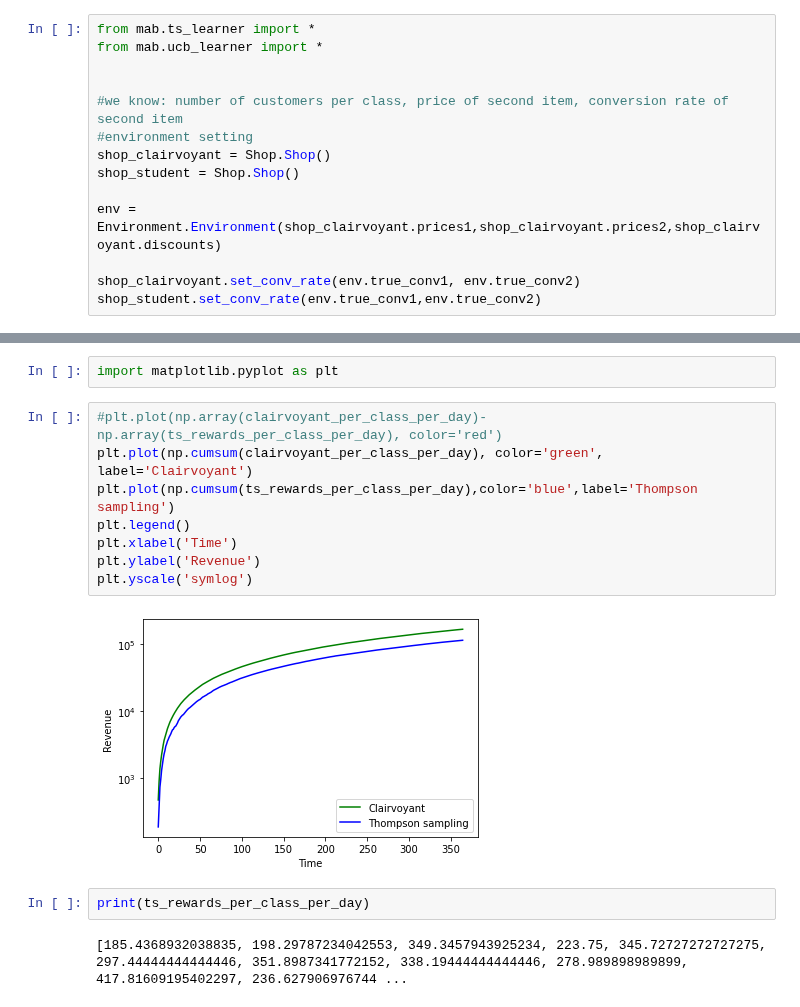
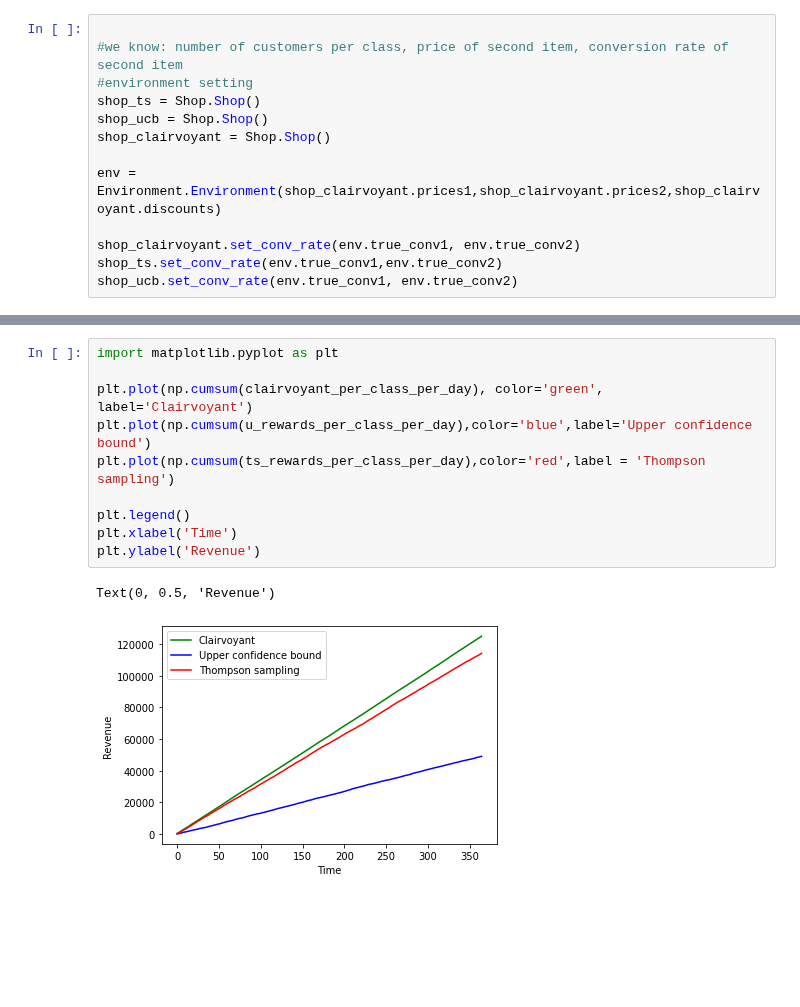
Before and after one commit to AliceCasali/Data_Intelligence_Application, a Jupyter notebook: step3.ipynb, the cells around one changed output, grey strips where cells are left out. Cells and saved outputs as stored; diff of their text form; blank space fills up the shorter version.

```diff
--- a/step3.ipynb
+++ b/step3.ipynb
@@ -5,16 +7,15 @@ import Shop
 # %%
-from mab.ts_learner import *
-from mab.ucb_learner import *
-
 
 #we know: number of customers per class, price of second item, conversion rate of second item
 #environment setting
+shop_ts = Shop.Shop()
+shop_ucb = Shop.Shop()
 shop_clairvoyant = Shop.Shop()
-shop_student = Shop.Shop()
 
 env = Environment.Environment(shop_clairvoyant.prices1,shop_clairvoyant.prices2,shop_clairvoyant.discounts)
 
 shop_clairvoyant.set_conv_rate(env.true_conv1, env.true_conv2)
-shop_student.set_conv_rate(env.true_conv1,env.true_conv2)
+shop_ts.set_conv_rate(env.true_conv1,env.true_conv2)
+shop_ucb.set_conv_rate(env.true_conv1, env.true_conv2)
 # %%
 days = 365
@@ -90,17 +95,14 @@ print(shop_clairvoyant.prices1)
 [ 80. 200. 360. 560. 800.]
-# %%
-import matplotlib.pyplot as plt
 # %%
-#plt.plot(np.array(clairvoyant_per_class_per_day)-np.array(ts_rewards_per_class_per_day), color='red')
+import matplotlib.pyplot as plt
+
 plt.plot(np.cumsum(clairvoyant_per_class_per_day), color='green', label='Clairvoyant')
-plt.plot(np.cumsum(ts_rewards_per_class_per_day),color='blue',label='Thompson sampling')
+plt.plot(np.cumsum(u_rewards_per_class_per_day),color='blue',label='Upper confidence bound')
+plt.plot(np.cumsum(ts_rewards_per_class_per_day),color='red',label = 'Thompson sampling')
+
 plt.legend()
 plt.xlabel('Time')
 plt.ylabel('Revenue')
-plt.yscale('symlog')
 # %% [output]
+Text(0, 0.5, 'Revenue')
-[figure, old version]
+[figure, new version]
-# %%
-print(ts_rewards_per_class_per_day)
-# %% [output]
-[185.4368932038835, 198.29787234042553, 349.3457943925234, 223.75, 345.72727272727275, 297.44444444444446, 351.8987341772152, 338.19444444444446, 278.989898989899, 417.81609195402297, 236.627906976744 ...
```
Also changed, not shown: parts of 5 cells of this notebook, 2 other files.
